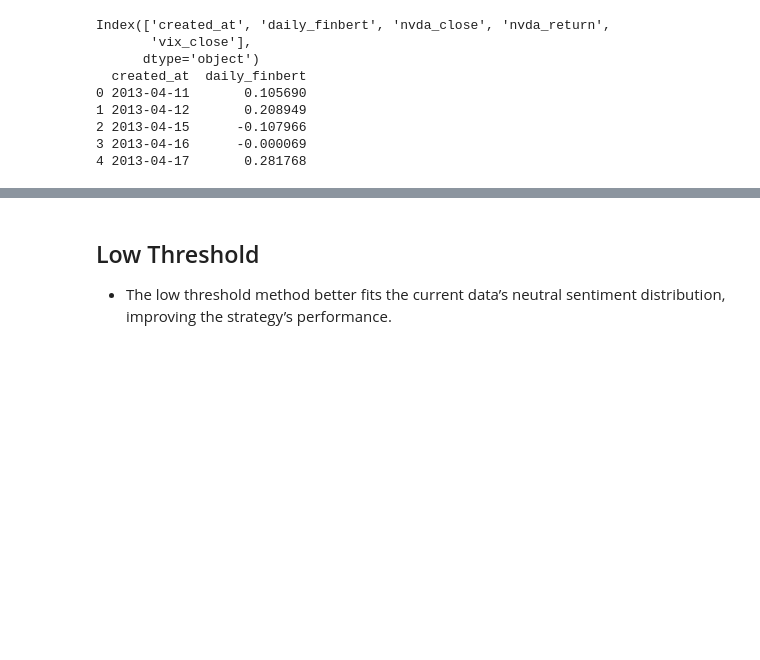
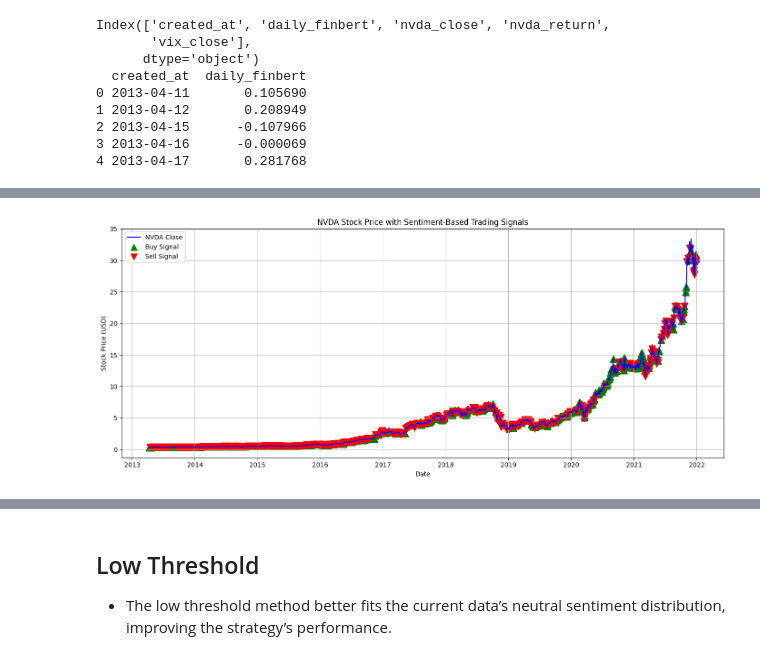
Before and after one commit to INdieCogneuro/IE684-TweetMiner_Market_Sentiment_Analysis, a Jupyter notebook: 5_Evaluation/basicBuyHoldSellRecommendationSys+returnPred+ensemble.ipynb, the cells around one changed output, grey strips where cells are left out. Drawn from its saved outputs; the diff is of its cells as text; code cells hidden in the pictures; blank space fills up the shorter version.

```diff
--- a/5_Evaluation/basicBuyHoldSellRecommendationSys+returnPred+ensemble.ipynb
+++ b/5_Evaluation/basicBuyHoldSellRecommendationSys+returnPred+ensemble.ipynb
@@ -28,0 +59,29 @@ plt.show()
+# %%
+import matplotlib.pyplot as plt
+
+# select buy/sell col
+buy_signals = merged[merged["signal"] == 1]
+sell_signals = merged[merged["signal"] == -1]
+
+plt.figure(figsize=(14, 6))
+
+# NVDA price movement
+plt.plot(merged["created_at"], merged["nvda_close"], label="NVDA Close", color="blue")
+
+# buy signal (green tri)
+plt.scatter(buy_signals["created_at"], buy_signals["nvda_close"],
+            marker="^", color="green", label="Buy Signal", s=100)
+
+# sell signal (red tri)
+plt.scatter(sell_signals["created_at"], sell_signals["nvda_close"],
+            marker="v", color="red", label="Sell Signal", s=100)
+
+plt.title("NVDA Stock Price with Sentiment-Based Trading Signals")
+plt.xlabel("Date")
+plt.ylabel("Stock Price (USD)")
+plt.legend()
+plt.grid(True)
+plt.tight_layout()
+plt.show()
+# %% [output]
+[figure, added]
```
Also changed, not shown: parts of 5 cells of this notebook, 4 other files.
